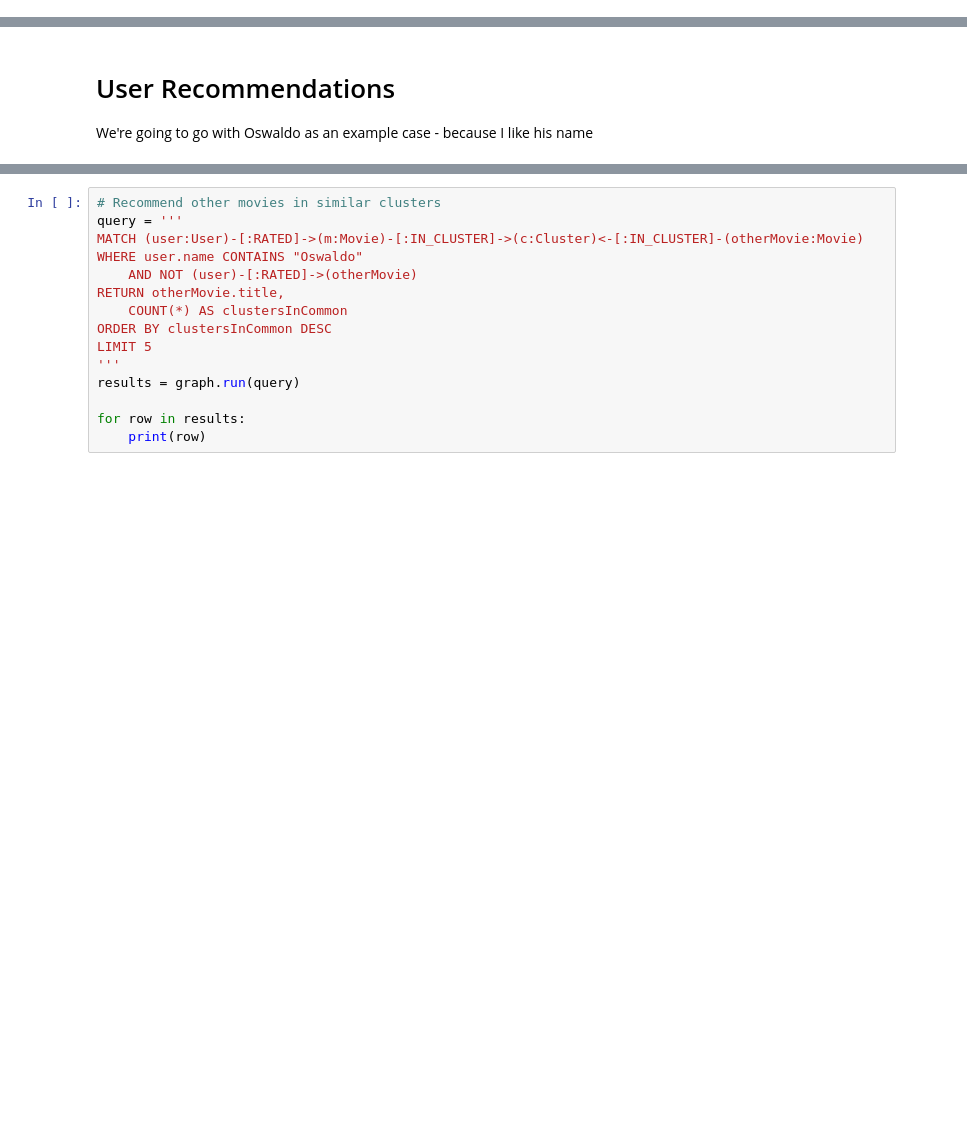
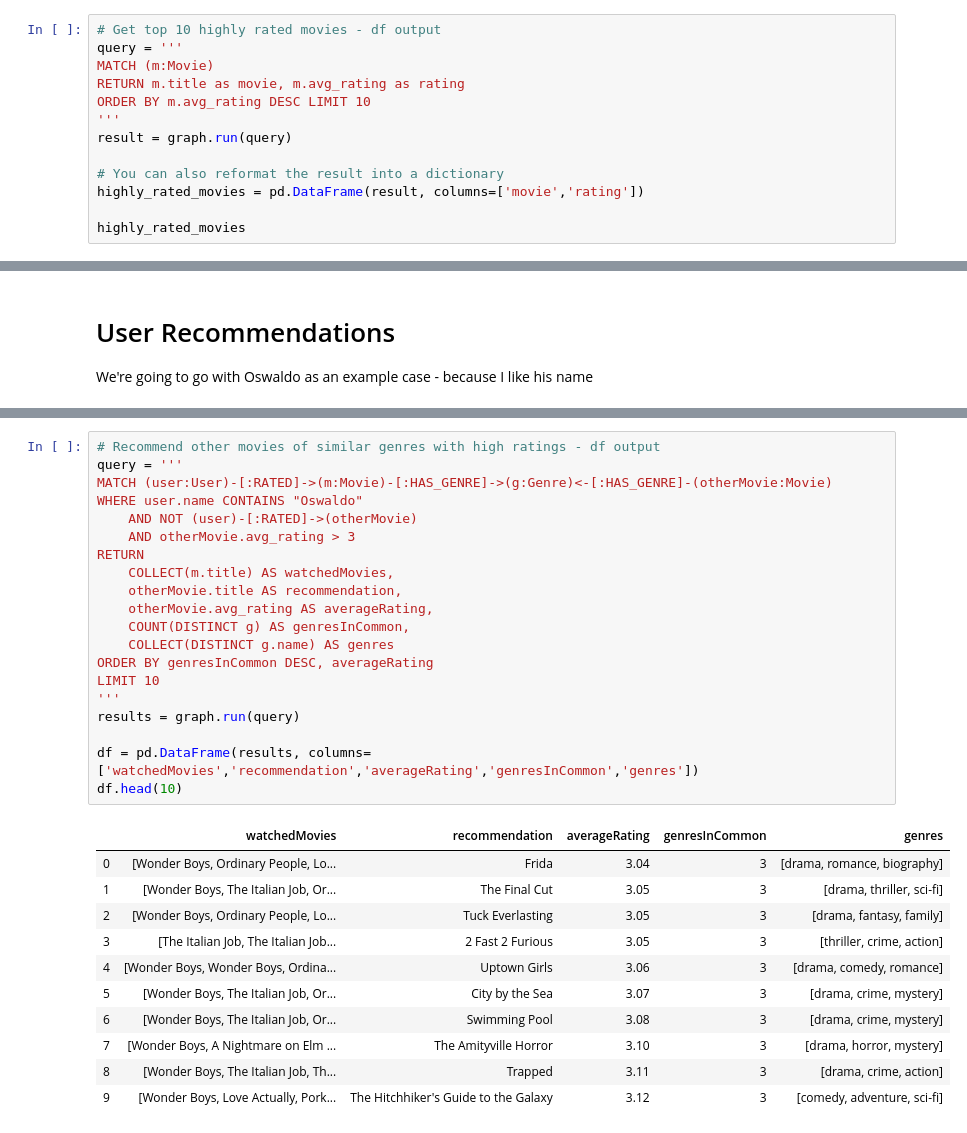
Before and after one commit to mei-yong/RecomMovies, a Jupyter notebook: recom_movies_graphdb.ipynb, the cells around one changed output, grey strips where cells are left out. Saved outputs shown, nothing was run; the diff lists cells and outputs as text; blank space fills up the shorter version.

Commit message:
Fixed the recommendation query at the end

```diff
--- a/recom_movies_graphdb.ipynb
+++ b/recom_movies_graphdb.ipynb
@@ -226,0 +254,13 @@ for row in result:
+# %%
+# Get top 10 highly rated movies - df output
+query = '''
+MATCH (m:Movie)
+RETURN m.title as movie, m.avg_rating as rating
+ORDER BY m.avg_rating DESC LIMIT 10
+'''
+result = graph.run(query)
+
+# You can also reformat the result into a dictionary
+highly_rated_movies = pd.DataFrame(result, columns=['movie','rating'])
+
+highly_rated_movies
@@ -507,15 +573,32 @@ for row in results:
 # %%
-# Recommend other movies in similar clusters
+# Recommend other movies of similar genres with high ratings - df output
 query = '''
-MATCH (user:User)-[:RATED]->(m:Movie)-[:IN_CLUSTER]->(c:Cluster)<-[:IN_CLUSTER]-(otherMovie:Movie)
+MATCH (user:User)-[:RATED]->(m:Movie)-[:HAS_GENRE]->(g:Genre)<-[:HAS_GENRE]-(otherMovie:Movie)
 WHERE user.name CONTAINS "Oswaldo"
     AND NOT (user)-[:RATED]->(otherMovie)
-RETURN otherMovie.title,
-    COUNT(*) AS clustersInCommon
-ORDER BY clustersInCommon DESC
-LIMIT 5
+    AND otherMovie.avg_rating > 3
+RETURN
+    COLLECT(m.title) AS watchedMovies,
+    otherMovie.title AS recommendation,
+    otherMovie.avg_rating AS averageRating,
+    COUNT(DISTINCT g) AS genresInCommon,
+    COLLECT(DISTINCT g.name) AS genres
+ORDER BY genresInCommon DESC, averageRating
+LIMIT 10
 '''
 results = graph.run(query)
 
-for row in results:
-    print(row)
+df = pd.DataFrame(results, columns=['watchedMovies','recommendation','averageRating','genresInCommon','genres'])
+df.head(10)
+# %% [output]
+|  | watchedMovies | recommendation | averageRating | genresInCommon | genres |
+| 0 | [Wonder Boys, Ordinary People, Lo... | Frida | 3.04 | 3 | [drama, romance, biography] |
+| 1 | [Wonder Boys, The Italian Job, Or... | The Final Cut | 3.05 | 3 | [drama, thriller, sci-fi] |
+| 2 | [Wonder Boys, Ordinary People, Lo... | Tuck Everlasting | 3.05 | 3 | [drama, fantasy, family] |
+| 3 | [The Italian Job, The Italian Job... | 2 Fast 2 Furious | 3.05 | 3 | [thriller, crime, action] |
+| 4 | [Wonder Boys, Wonder Boys, Ordina... | Uptown Girls | 3.06 | 3 | [drama, comedy, romance] |
+| 5 | [Wonder Boys, The Italian Job, Or... | City by the Sea | 3.07 | 3 | [drama, crime, mystery] |
+| 6 | [Wonder Boys, The Italian Job, Or... | Swimming Pool | 3.08 | 3 | [drama, crime, mystery] |
+| 7 | [Wonder Boys, A Nightmare on Elm ... | The Amityville Horror | 3.10 | 3 | [drama, horror, mystery] |
+| 8 | [Wonder Boys, The Italian Job, Th... | Trapped | 3.11 | 3 | [drama, crime, action] |
+| 9 | [Wonder Boys, Love Actually, Pork... | The Hitchhiker's Guide to the Galaxy | 3.12 | 3 | [comedy, adventure, sci-fi] |
```
Also changed, not shown: parts of 12 cells of this notebook.
